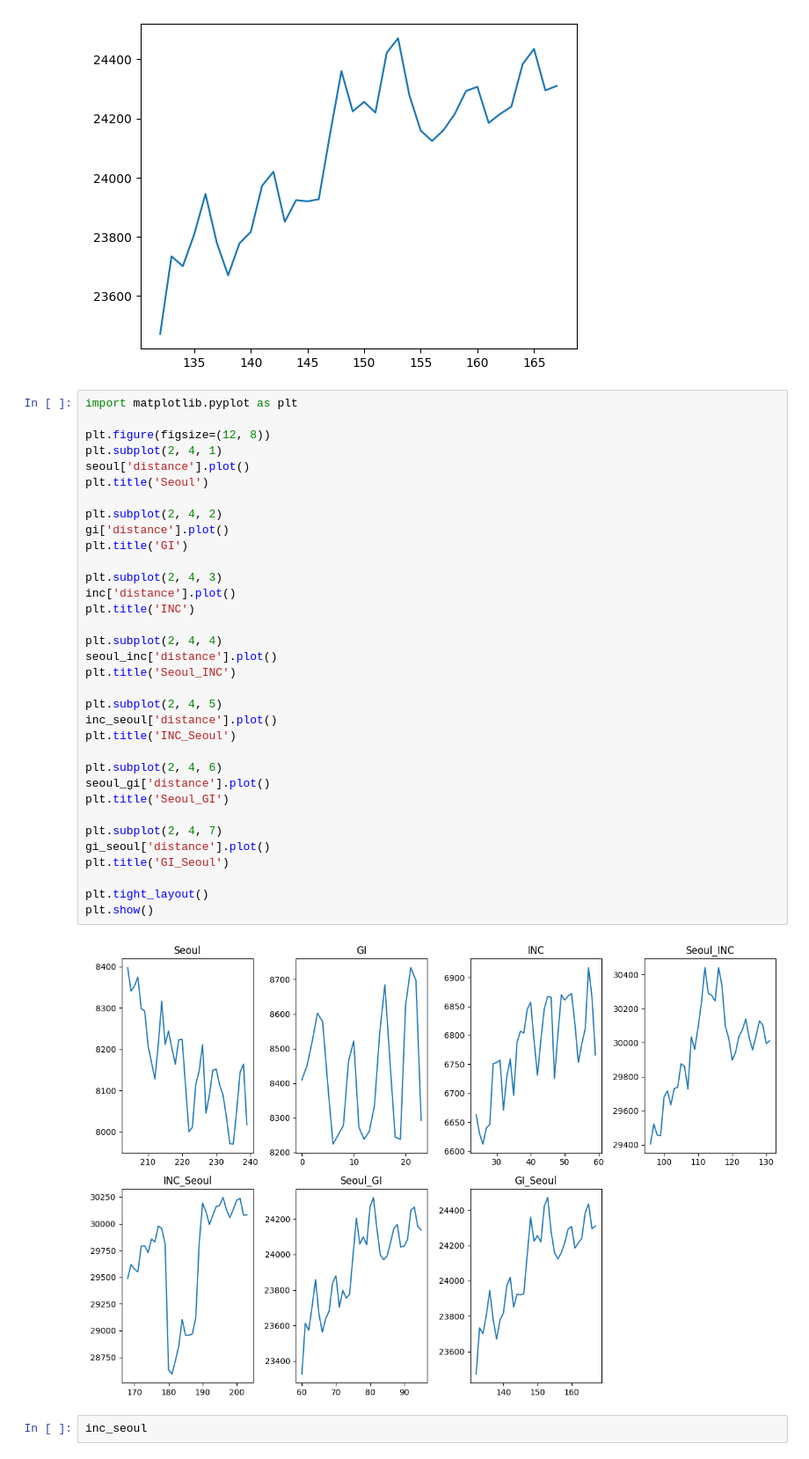
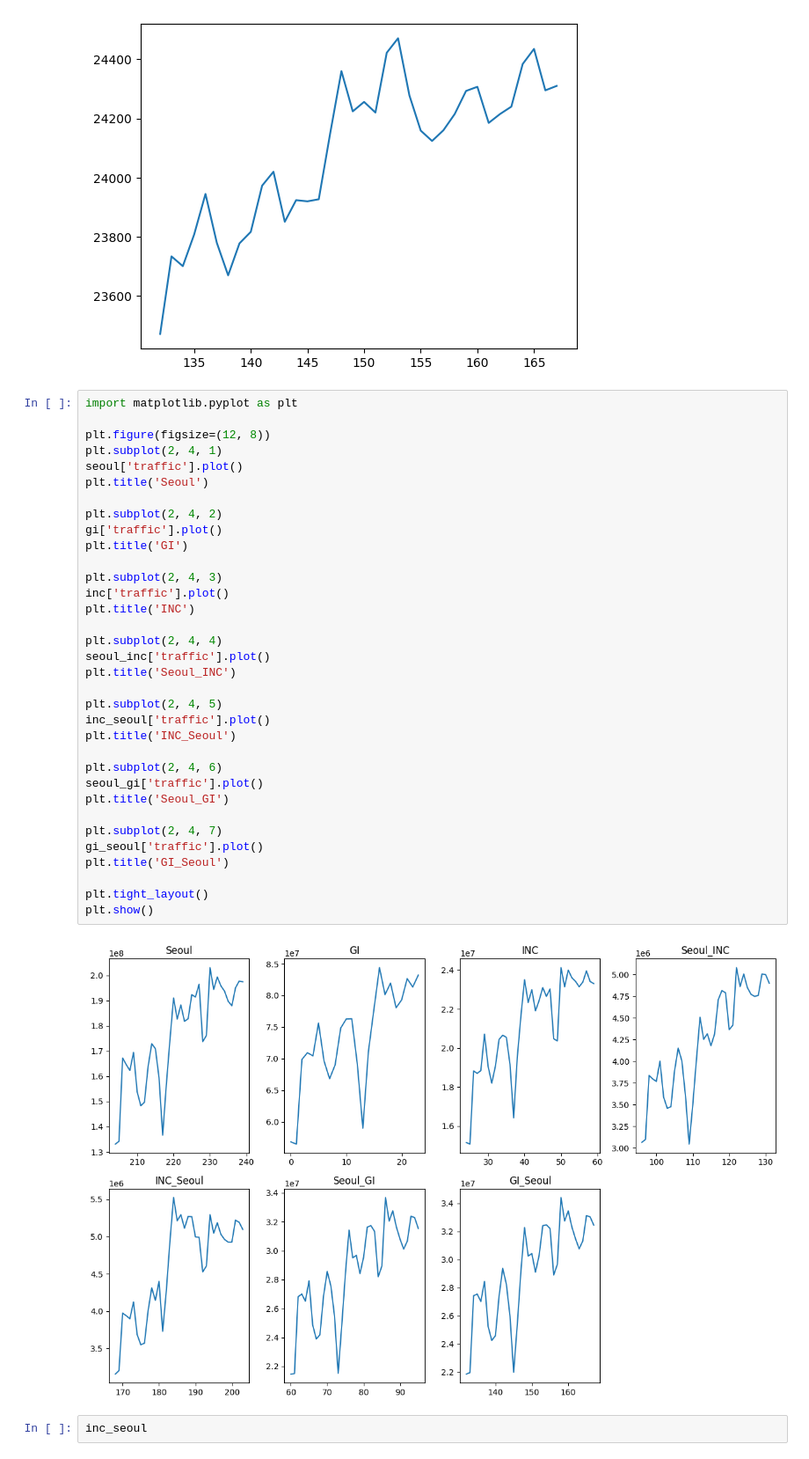
Before and after one commit to addinedu-ros-5th/eda-repo-3, a Jupyter notebook: eda_project.ipynb, the cells around one changed output. Shown at 88% size. Cells and saved outputs as stored; diff of their text form.

```diff
--- a/eda_project.ipynb
+++ b/eda_project.ipynb
@@ -140,39 +140,39 @@ gi_seoul['distance'].plot()
 # %%
 import matplotlib.pyplot as plt
 
 plt.figure(figsize=(12, 8))
 plt.subplot(2, 4, 1)
-seoul['distance'].plot()
+seoul['traffic'].plot()
 plt.title('Seoul')
 
 plt.subplot(2, 4, 2)
-gi['distance'].plot()
+gi['traffic'].plot()
 plt.title('GI')
 
 plt.subplot(2, 4, 3)
-inc['distance'].plot()
+inc['traffic'].plot()
 plt.title('INC')
 
 plt.subplot(2, 4, 4)
-seoul_inc['distance'].plot()
+seoul_inc['traffic'].plot()
 plt.title('Seoul_INC')
 
 plt.subplot(2, 4, 5)
-inc_seoul['distance'].plot()
+inc_seoul['traffic'].plot()
 plt.title('INC_Seoul')
 
 plt.subplot(2, 4, 6)
-seoul_gi['distance'].plot()
+seoul_gi['traffic'].plot()
 plt.title('Seoul_GI')
 
 plt.subplot(2, 4, 7)
-gi_seoul['distance'].plot()
+gi_seoul['traffic'].plot()
 plt.title('GI_Seoul')
 
 plt.tight_layout()
 plt.show()
 # %% [output]
-[figure, old version]
+[figure, new version]
 # %%
 inc_seoul
 # %% [output]
```
Also changed, not shown: parts of 2 cells of this notebook.
